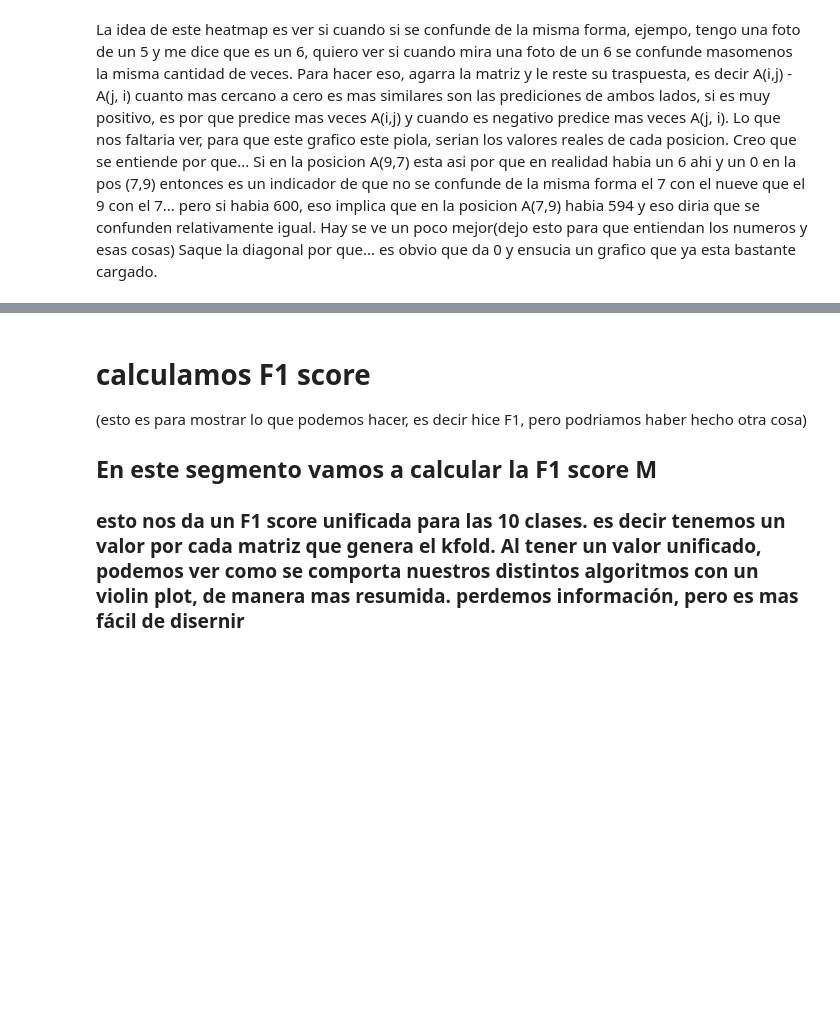
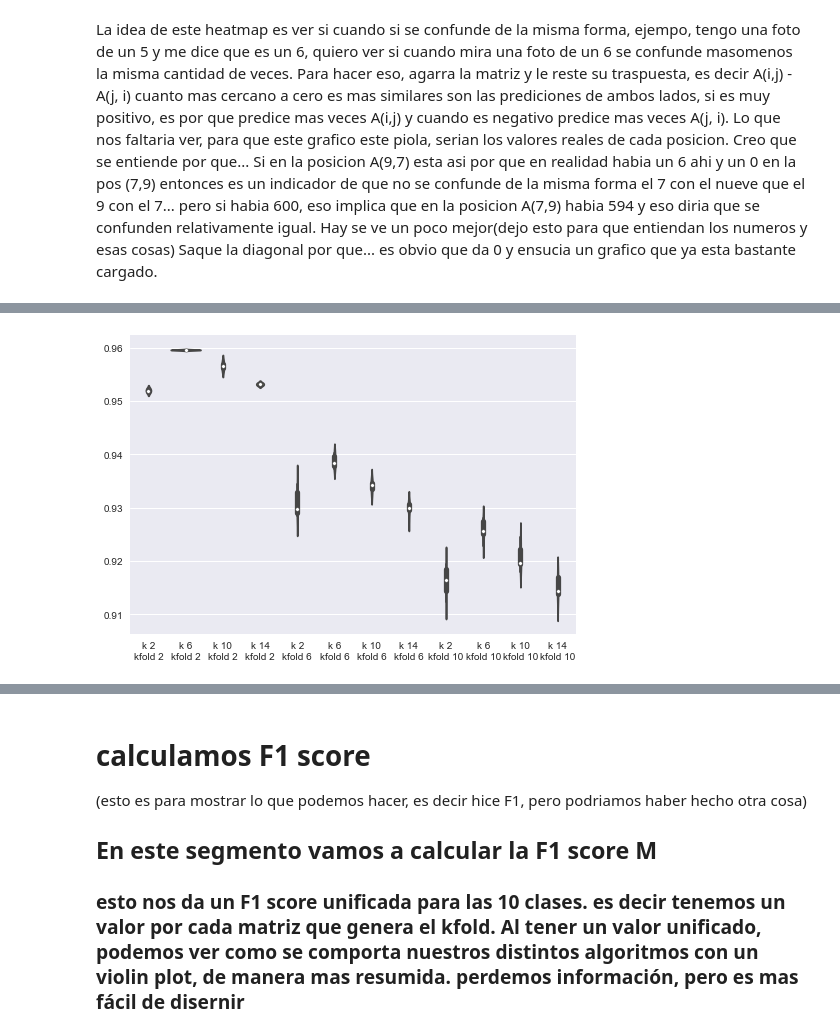
Before and after one commit to hggomez/metNum_tp2, a Jupyter notebook: Graficos/Analizador.ipynb, the cells around one changed output, grey strips where cells are left out. Saved outputs shown, nothing was run; the diff lists cells and outputs as text; code cells hidden in the pictures; blank space fills up the shorter version.

```diff
--- a/Graficos/Analizador.ipynb
+++ b/Graficos/Analizador.ipynb
@@ -142,13 +159,7 @@ def F_score_M(beta, lista_mat):
     return dividendo/divisor
 # %%
 #k_fold lineas donde la linea i es una matriz de confusion de la i_esima iteracion de k_fold
-matrices_de_confusion = pd.read_csv("../cmake-build-debug/KNNPCA_test1.csv")
-mat_KNN_mod = pd.read_csv("KNNMODPCA_test1.csv")
-mat_KNN = pd.read_csv("KNN_test1.csv")
+nombres, lista_metodos = cargar_datos()
-# %%
-matrices = procesar_input(matrices_de_confusion)
-mat_KNN_mod = procesar_input(mat_KNN_mod)
-mat_KNN = procesar_input(mat_KNN)
 # %%
 bla, bls, df = accuracy_mat(matrices)
 df
@@ -245,0 +209,73 @@ Saque la diagonal por que... es obvio que da 0 y ensucia un grafico que ya esta
+# %%
+def tags(lista_variables):
+    etiqueta = ''
+    if lista_variables[0] == 'KNN':
+        etiqueta += str(lista_variables[1])
+    if lista_variables[0] =='kNNPCA':
+        etiqueta += str(lista_variables[1])+'\n'+str(lista_variables[2])
+    etiqueta += '\n'+ str(lista_variables[3])
+    return etiqueta
+# %%
+i = 0
+accu = []
+etiquetas = []
+for metodo in lista_metodos:
+    bla, bls, df = accuracy_mat(metodo)
+    #print(nombres[i])
+    tag = tags(nombres[i])
+    i += 1
+    accu.append(df)
+    etiquetas.append(tag)
+
+#print(etiquetas)
+
+#for ac in accu:
+    #print(ac)
+    #print('_____')
+    #sns.violinplot(ac.transpose())
+    #plt.show()
+accuracy_total = pd.concat(accu)
+accuracy_total.index = etiquetas
+
+knns = [100 for x in range(len(accuracy_total.index))]
+alphas = [-100 for x in range(len(accuracy_total.index))]
+kfolds = [0 for x in range(len(accuracy_total.index))]
+i = 0
+for ind in accuracy_total.index:
+    lista = ind.split("\n")
+    lista_piola = []
+    for elem in lista:
+        aux = elem.split()
+        lista_piola.append(aux)
+
+    for tripla in lista_piola:
+        alpha = -100
+        knn = 100
+        kfold = 0
+        if tripla[0] == 'k':
+            knn = int(tripla[1])
+            knns[i] = knn
+        elif tripla[0] == 'alpha':
+            alpha = int(tripla[1])
+            alphas[i] = alpha
+        elif tripla[0] == 'kfold':
+            kfold = int(tripla[1])
+            kfolds[i] = kfold
+
+    i += 1
+accuracy_total['alpha'] = alphas
+accuracy_total['kfold'] = kfolds
+accuracy_total['knn'] = knns
+
+accuracy_total.sort_values(['alpha','kfold','knn'], axis = 0, inplace = True)
+accuracy_total_knn = accuracy_total.sort_values(['knn','alpha','kfold'], axis = 0)
+accuracy_total_knn.drop(['alpha','kfold','knn'], axis = 1, inplace = True)
+accuracy_total.drop(['alpha','kfold','knn'], axis = 1, inplace = True)
+accuracy_total = accuracy_total.transpose()
+sns.violinplot(accuracy_total)
+plt.show()
+
+sns.violinplot(accuracy_total_knn.transpose())
+plt.show()
+# %% [output]
+[figure, added]
```
Also changed, not shown: parts of 13 cells of this notebook, 12 other files.
